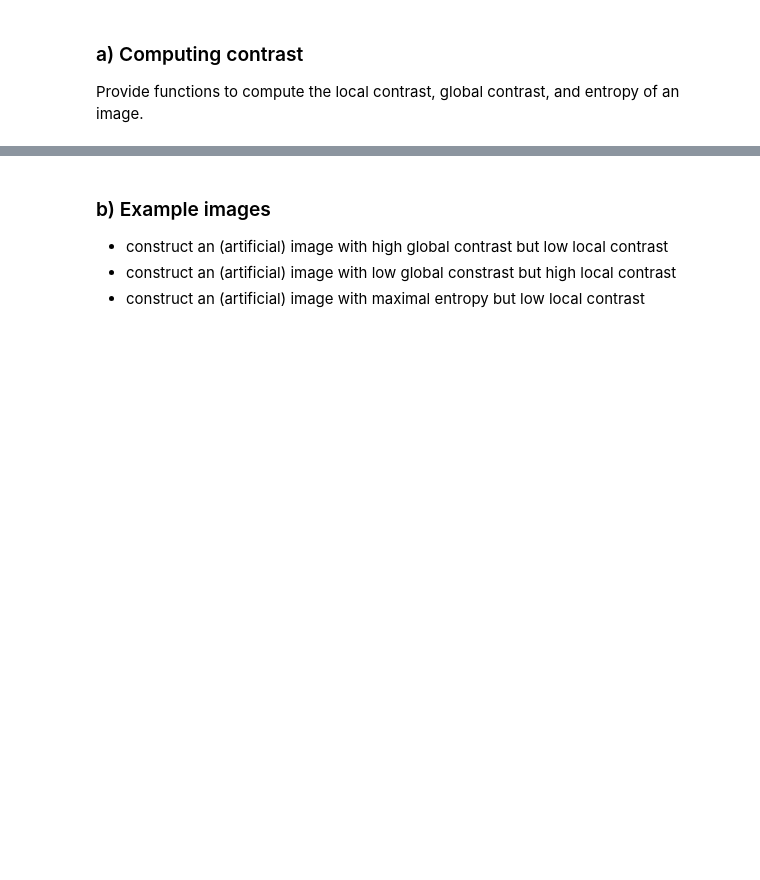
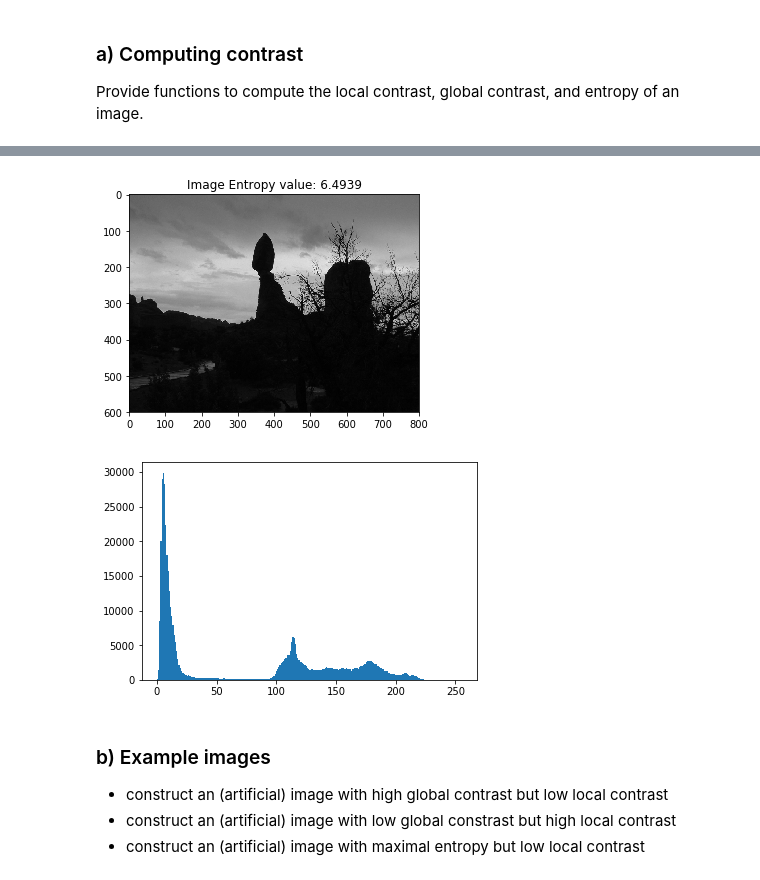
Before and after one commit to ArielMant0/cv2018, a Jupyter notebook: 02/sheet02.ipynb, the cells around one changed output, grey strips where cells are left out. Drawn from its saved outputs; the diff is of its cells as text; code cells hidden in the pictures; blank space fills up the shorter version.

```diff
--- a/02/sheet02.ipynb
+++ b/02/sheet02.ipynb
@@ -95,23 +180,48 @@ plt.show()
 # %%
 %matplotlib inline
 import numpy as np
-import matplotlib.pyplot as plt
+import math
 from imageio import imread
 
-def local_contrast(img):
+def entropy(img):
     """
-    Compute the local contrast for a given image.
+    Compute the entropy for a given image.
     Args:
-        img (ndarray): The grayscale image to compute the contrast for.
+        img (ndarray): The grayscale image to compute the entropy for.
 
     Returns:
-        float: The local contrast of the image.
+        float: The entropy of the image.
     """
+    if isinstance(img[0][0], np.float64) :
+        img = (img*255).astype(int) # TODO sehr fraglich ob das so sein soll
 
-    # YOUR CODE HERE
+    greyvalues = 256
+    bins = np.bincount(img.ravel(), minlength=greyvalues)
+    #print(bins)
+    #print(bins.shape)
 
+    #bins = bins/greyvalues
+    bins = bins / (img.shape[0] * img.shape[1])
+
+    #print(bins)
+    #bins *= np.where(bins > 0, np.log2(bins), 0)
+
+    for i in range(bins.shape[0]):
+        if bins[i] > 0:
+            bins[i] *= np.log2(bins[i])
+        else:
+            bins[i] = 0
+
+    #print(bins)
+    return - np.sum(bins)
 
 img = imread('images/dark.png')
-plt.title("Image local contrast: {:.4f}".format(local_contrast2(img)))
+plt.title("Image Entropy value: {:.4f}".format(entropy(img)))
 plt.imshow(img, vmin=0, vmax=255)
 plt.show()
+
+plt.hist(img.flatten(), 256, (0, 255))
+plt.show()
+# %% [output]
+[figure, added]
+[figure, added]
```
Also changed, not shown: parts of 20 cells of this notebook.
